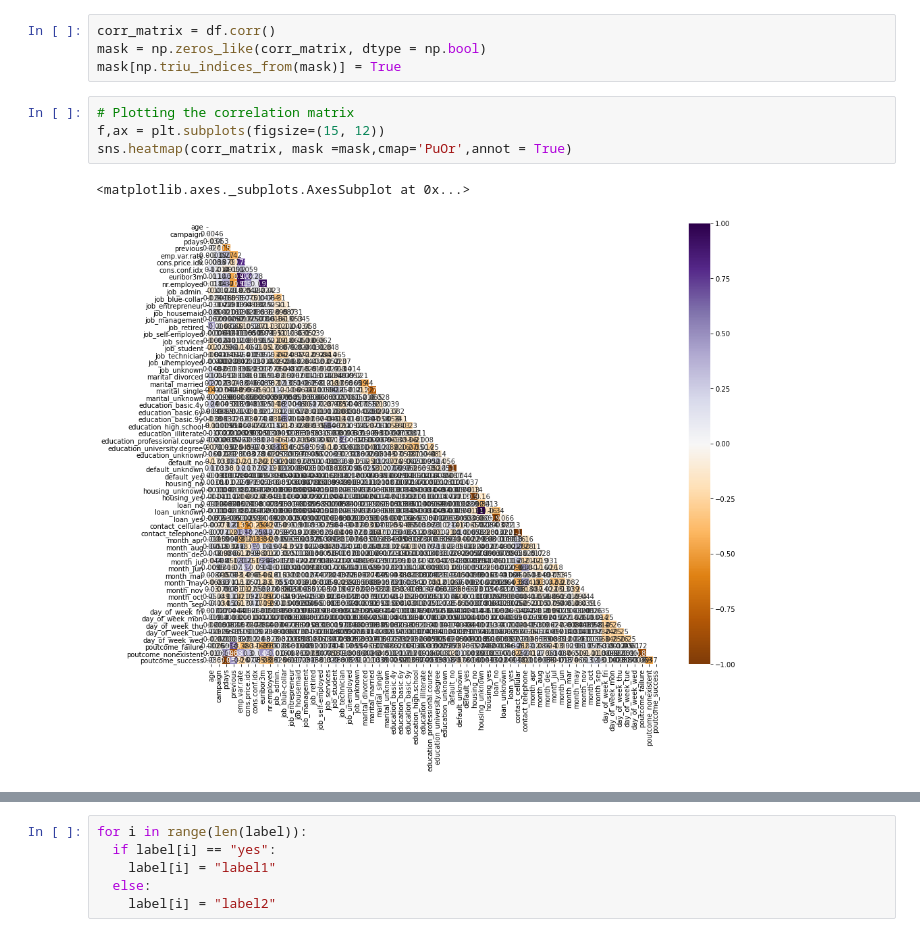
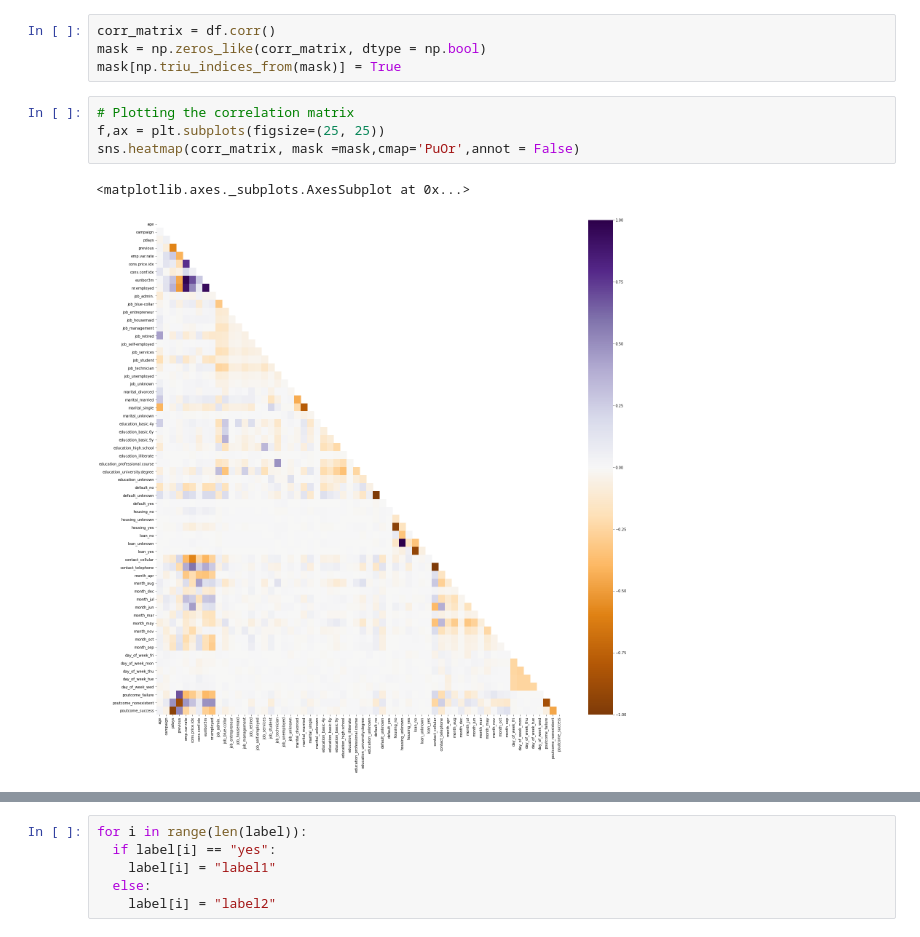
Before and after one commit to naveenkumarch/CE888Lab, a Jupyter notebook: Lab_3/bank_classification.ipynb, the cells around one changed output, grey strips where cells are left out. Cells and saved outputs as stored; diff of their text form.

```diff
--- a/Lab_3/bank_classification.ipynb
+++ b/Lab_3/bank_classification.ipynb
@@ -111,8 +122,8 @@ mask = np.zeros_like(corr_matrix, dtype = np.bool)
 mask[np.triu_indices_from(mask)] = True
 # %%
 # Plotting the correlation matrix
-f,ax = plt.subplots(figsize=(15, 12))
-sns.heatmap(corr_matrix, mask =mask,cmap='PuOr',annot = True)
+f,ax = plt.subplots(figsize=(25, 25))
+sns.heatmap(corr_matrix, mask =mask,cmap='PuOr',annot = False)
 # %% [output]
 <matplotlib.axes._subplots.AxesSubplot at 0x...>
-[figure, old version]
+[figure, new version]
```
Also changed, not shown: parts of 13 cells of this notebook.
